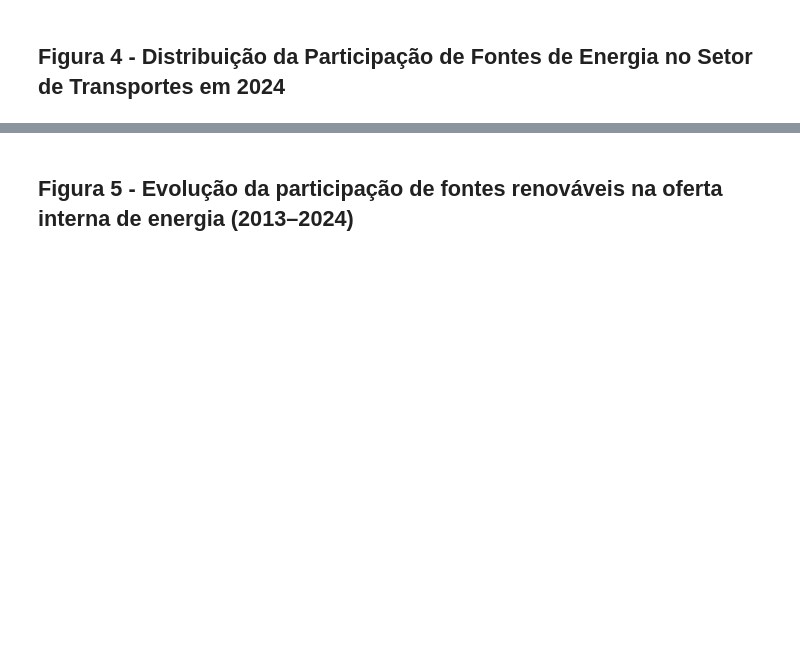
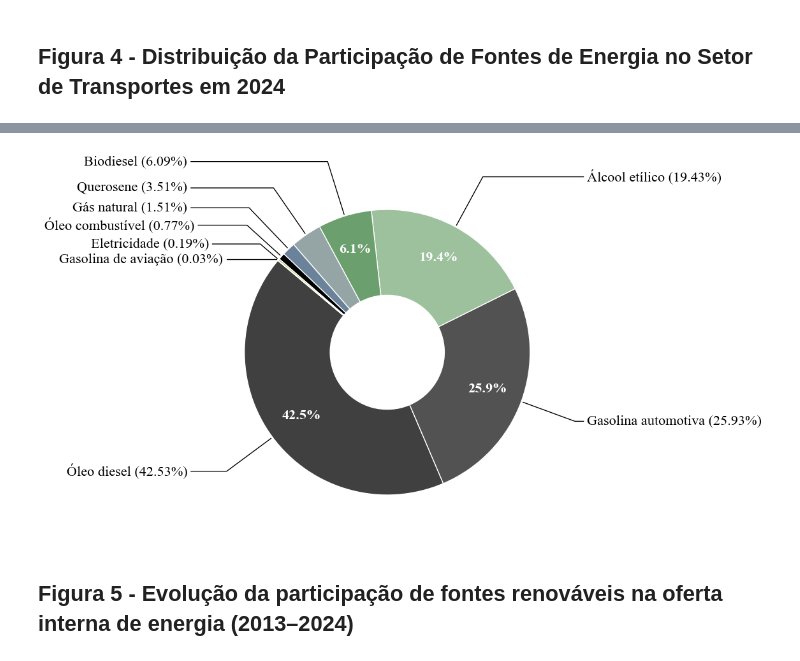
Before and after one commit to noguilhermee/mip-energia, a Jupyter notebook: app/Initial Plots.ipynb, the cells around one changed output, grey strips where cells are left out. Cells and saved outputs as stored; diff of their text form; code cells hidden in the pictures; blank space fills up the shorter version.

```diff
--- a/app/Initial Plots.ipynb
+++ b/app/Initial Plots.ipynb
@@ -310,7 +332,7 @@ print(df_4)
 # Configuração Padrão Acadêmico
 plt.rcParams['font.family'] = 'serif'
 plt.rcParams['font.serif'] = ['Times New Roman']
-TAMANHO_FONTE = 14
+TAMANHO_FONTE = 16
 
 def get_color(fonte):
     color_map = {
@@ -351,34 +373,36 @@ for i, p in enumerate(wedges):
         off_y -= 0.25  # Move o texto um pouco mais para baixo no eixo Y
         off_x += 0.25  # Afasta levemente para a direita se necessário
 
     if fonte_atual == 'Eletricidade':
         off_y -= 0.15  # Move o texto um pouco mais para baixo no eixo Y
         off_x += 0.15  # Afasta levemente para a direita se necessário
 
     if fonte_atual == 'Óleo combustível':
         off_y -= 0.05  # Move o texto um pouco mais para baixo no eixo Y
         off_x += 0.05  # Afasta levemente para a direita se necessário
 
     ax.annotate(label_externo, xy=(x, y), xytext=(off_x, off_y),
                 horizontalalignment=horizontalalignment, verticalalignment='center',
                 arrowprops=dict(arrowstyle="-", color='black',
                 connectionstyle=f"angle,angleA=0,angleB={ang}"),
                 fontsize=TAMANHO_FONTE)
 
     # Porcentagem Interna (> 5%) com contraste automático
     if df_4.iloc[i]['Participação'] > 0.05:
         pos_y, pos_x = 0.75 * np.sin(np.deg2rad(ang)), 0.75 * np.cos(np.deg2rad(ang))
         cor_texto = 'white'
 
         ax.text(pos_x, pos_y, f"{df_4.iloc[i]['Participação']*100:.1f}%",
                 ha='center', va='center', color=cor_texto, fontweight='bold', fontsize=TAMANHO_FONTE)
 
 # plt.title("Figura 4 – Distribuição da Participação de Fontes de Energia no Setor de Transportes em 2024", fontsize=TAMANHO_FONTE, fontweight='normal', pad=40, family='serif')
 # ax.annotate("Fonte: Elaboração própria a partir de EPE (2025)", xy=(0.5, 0), xycoords='axes fraction', ha='center', va='top', fontsize=TAMANHO_FONTE, family='serif', style='italic')
 
 plt.subplots_adjust(left=0.2, right=0.8, top=0.85, bottom=0.15)
-plt.savefig('../data/graphs/fontes-transporte-2024.pdf', dpi=600, bbox_inches='tight')
+plt.savefig('../data/graphs/fontes-transporte-2024.png', dpi=600, bbox_inches='tight')
 plt.show()
+# %% [output]
+[figure, added]
 # %% [markdown]
 ## Figura 5 - Evolução da participação de fontes renováveis na oferta interna de energia (2013–2024)
 # %%
```
Also changed, not shown: parts of 9 cells of this notebook, 11 other files.
